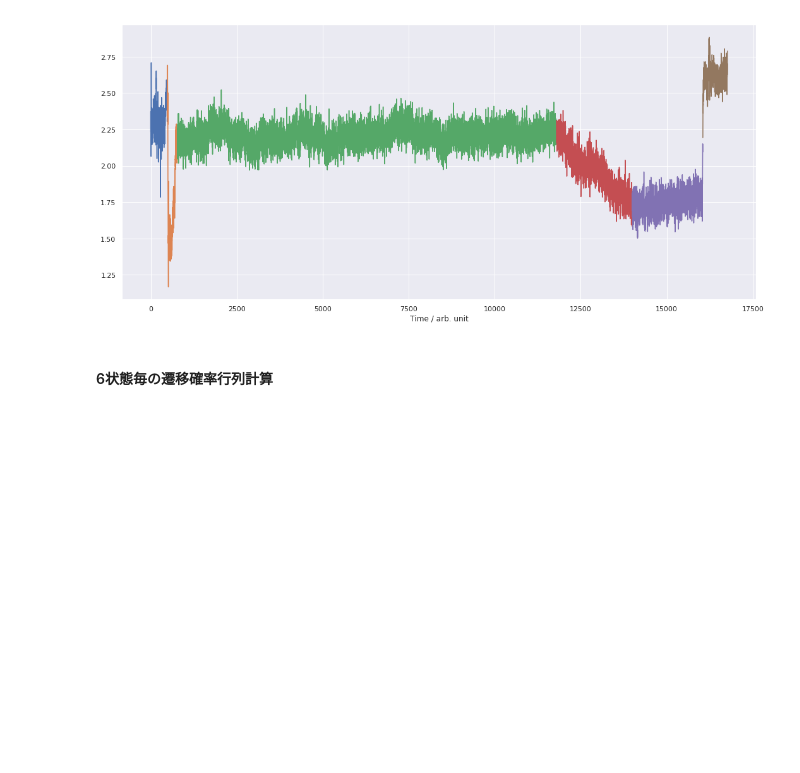
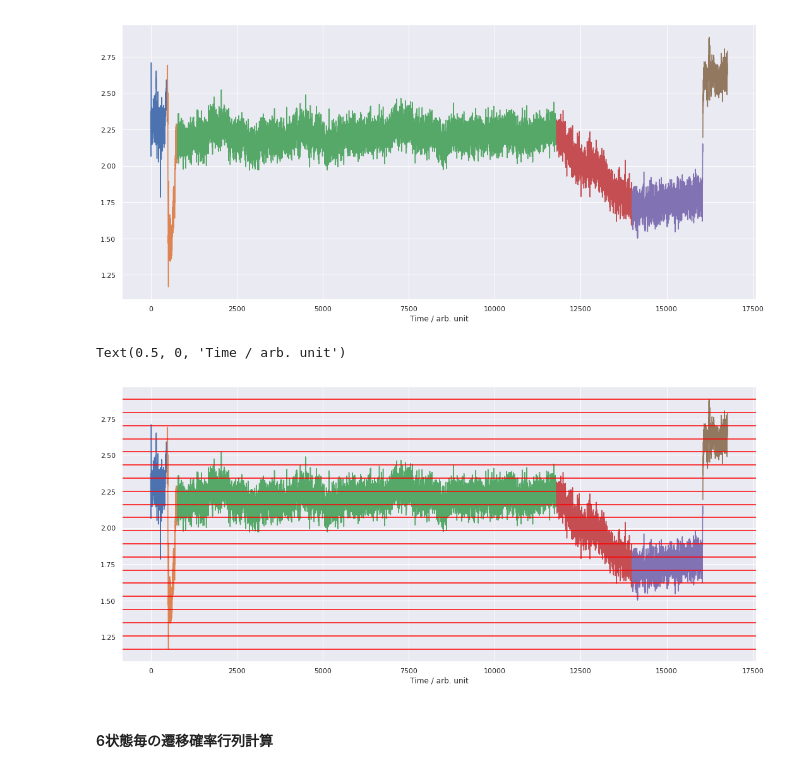
Before and after one commit to pondelion/AD, a Jupyter notebook: markov/markov.ipynb, the cells around one changed output. Saved outputs shown, nothing was run; the diff lists cells and outputs as text; code cells hidden in the pictures; blank space fills up the shorter version.

```diff
--- a/markov/markov.ipynb
+++ b/markov/markov.ipynb
@@ -58,6 +58,18 @@ Text(0.5, 0, 'Time / arb. unit')
 # %%
 DIV_NUM = 20
 div_points = np.linspace(data.min(), data.max(), DIV_NUM)
+# %%
+plt.figure(figsize=(18, 8))
+for indices in MFCC_STATE_INDICES:
+    plt.plot(indices, data[indices])
+
+for p in div_points:
+    plt.axhline(p, c='red')
+
+plt.xlabel('Time / arb. unit')
+# %% [output]
+Text(0.5, 0, 'Time / arb. unit')
+[figure, added]
 # %% [markdown]
 #### 6状態毎の遷移確率行列計算
 # %%
```
Also changed, not shown: parts of 1 cell of this notebook.
